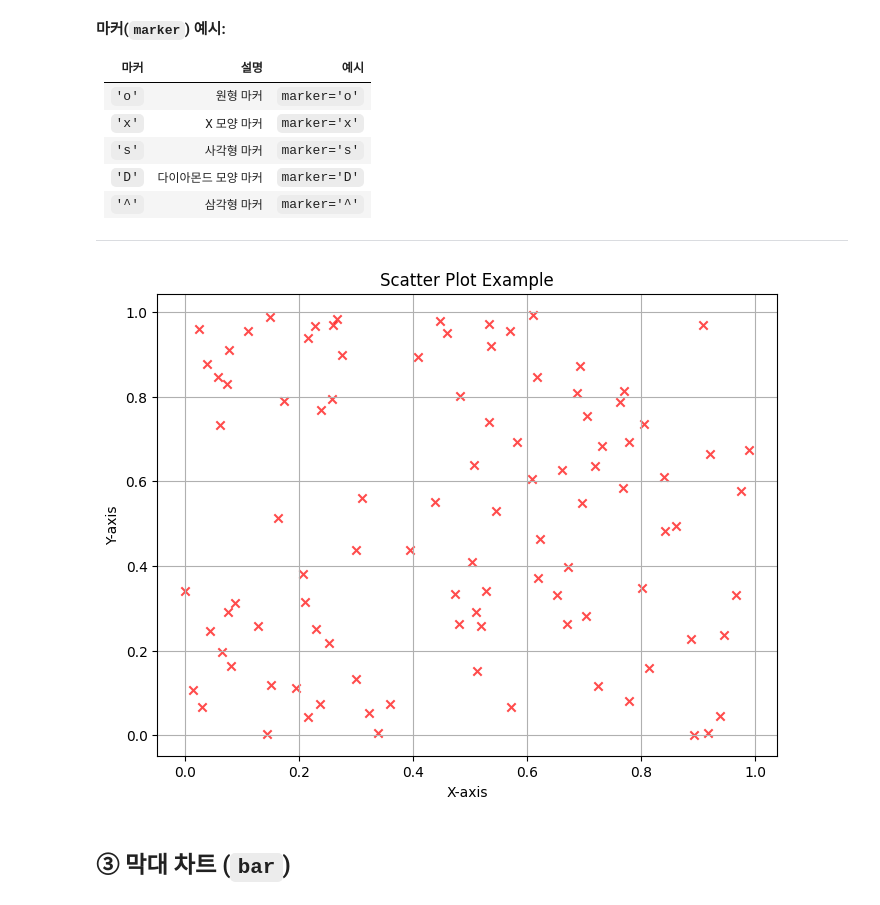
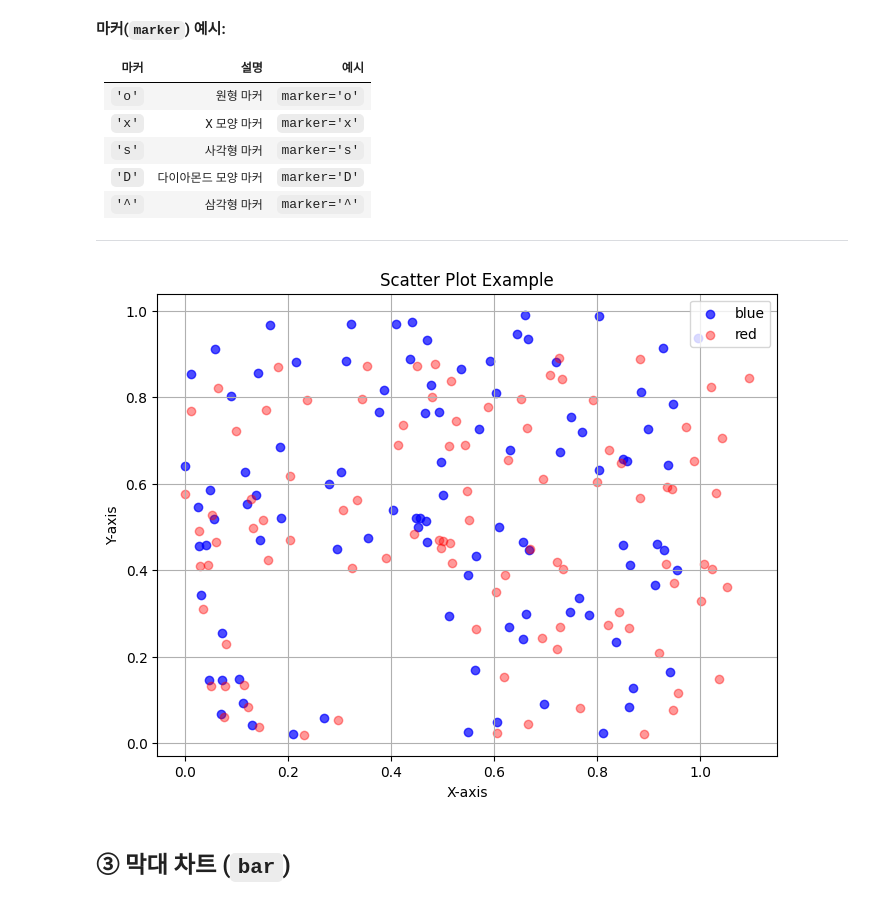
Before and after one commit to Collegenie-X/self-driving-feedback, a Jupyter notebook: pandas/시각화/1단계-시각화-matplotlib_ex.ipynb, the cells around one changed output. Saved outputs shown, nothing was run; the diff lists cells and outputs as text; code cells hidden in the pictures.

```diff
--- a/pandas/시각화/1단계-시각화-matplotlib_ex.ipynb
+++ b/pandas/시각화/1단계-시각화-matplotlib_ex.ipynb
@@ -183,20 +197,22 @@ plt.show()
 # %%
 import matplotlib.pyplot as plt
 import numpy as np
 
 # 데이터 생성
 x = np.random.rand(100)
 y = np.random.rand(100)
 
 plt.figure(figsize=(8, 6))
-plt.scatter(x, y, color="red", alpha=0.7, marker="x")
+plt.scatter(x, y, color="blue", alpha=0.7, marker="o", label="blue")
+plt.scatter(x * 1.1, y * 0.9, color="red", alpha=0.4, marker="o", label="red")
 plt.title("Scatter Plot Example")
 plt.xlabel("X-axis")
 plt.ylabel("Y-axis")
+plt.legend(loc="upper right")
 plt.grid(True)
 plt.show()
 # %% [output]
-[figure, old version]
+[figure, new version]
 # %% [markdown]
 ## ③ 막대 차트 (`bar`)
 # %%
```
Also changed, not shown: parts of 12 cells of this notebook, 5 other files.
